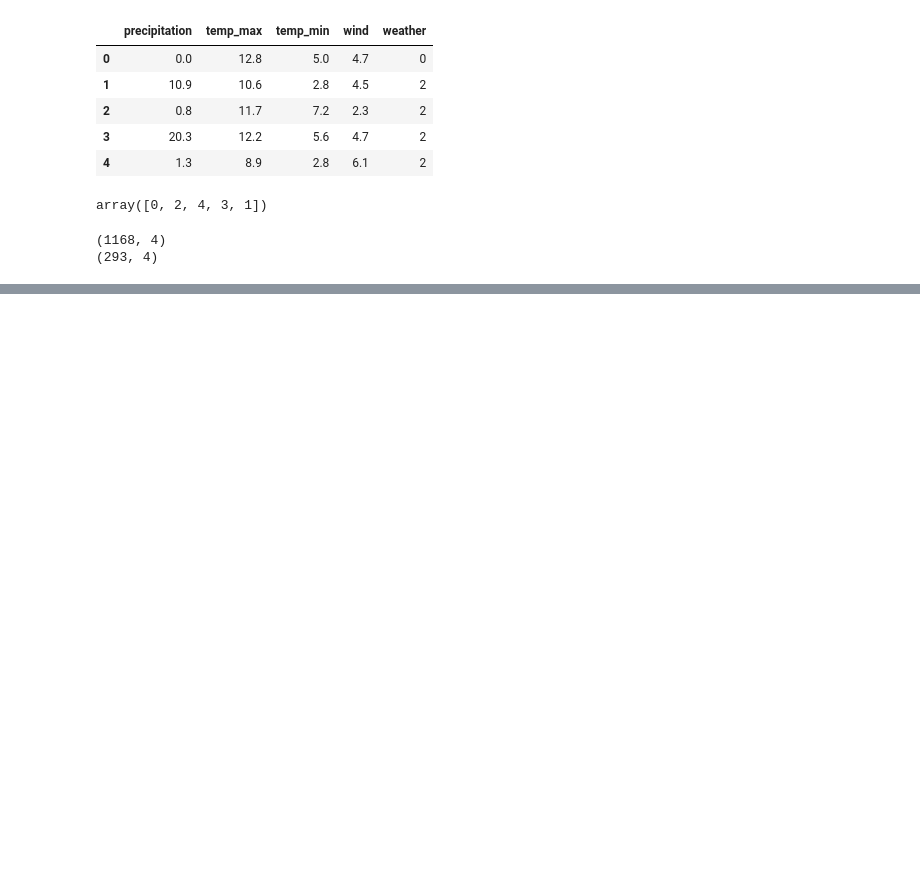
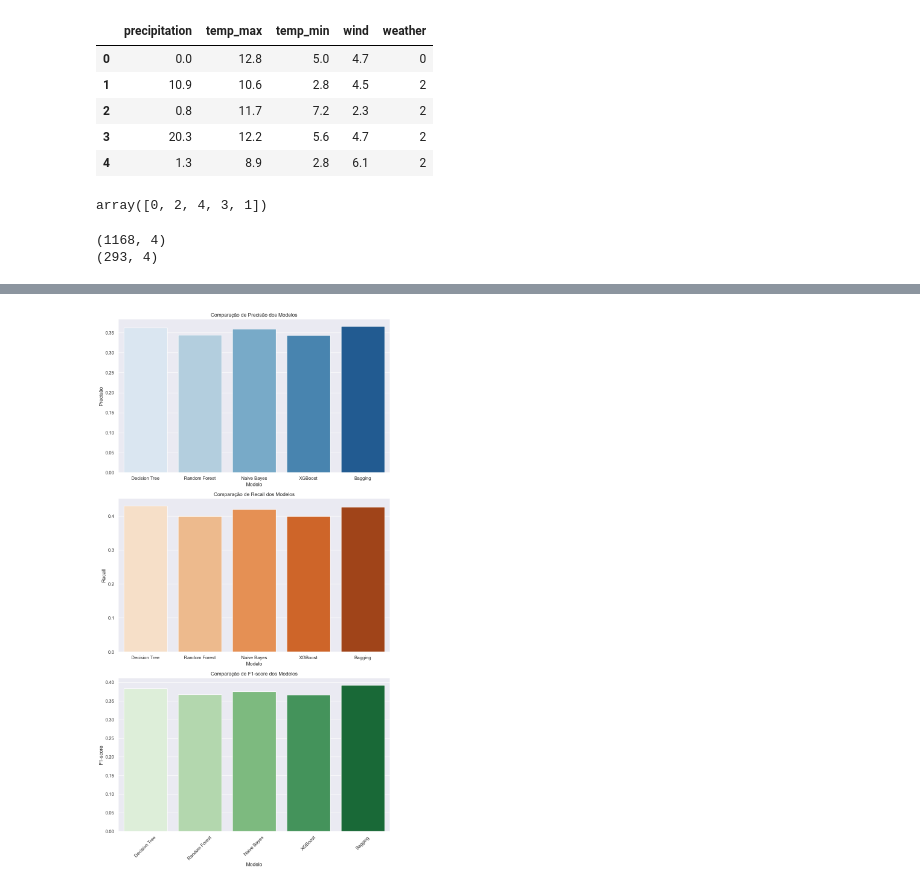
Before and after one commit to ribeir099/Computer-Science, a Jupyter notebook: Graduating/4°Período/IA/TP1/Weather_Prediction.ipynb, the cells around one changed output, grey strips where cells are left out. Cells and saved outputs as stored; diff of their text form; code cells hidden in the pictures; blank space fills up the shorter version.

```diff
--- a/Graduating/4°Período/IA/TP1/Weather_Prediction.ipynb
+++ b/Graduating/4°Período/IA/TP1/Weather_Prediction.ipynb
@@ -207,10 +207,8 @@ bagging_params = {
     'n_estimators': np.arange(10, 200, 10),
     'max_samples': np.linspace(0.1, 1.0, 10),
     'max_features': np.linspace(0.1, 1.0, 10),
-    'bootstrap': [True,False],
     'bootstrap_features': [True,False],
     'oob_score': [True,False],
-    'warm_start': [True,False],
     'n_jobs': [-1],
     'random_state': list(range(0, 43)),
 }
@@ -227,35 +225,35 @@ XGB_params = {
 # Obtendo os melhores hiperparametros para cada modelo
 
 tree_model = DecisionTreeClassifier()
-RS_tree = RandomizedSearchCV(tree_model, param_distributions=tree_params, n_iter=20, cv=10, error_score='raise')
+RS_tree = RandomizedSearchCV(tree_model, param_distributions=tree_params, n_iter=20, cv=10, error_score='raise', n_jobs=-1)
 RS_tree.fit(x_train, y_train)
 best_tree = RS_tree.best_estimator_
 print("Best Tree Params: ", RS_tree.best_params_)
 print("Best Tree Score: ", RS_tree.best_score_)
 
 random_model = RandomForestClassifier()
-RS_random = RandomizedSearchCV(random_model, param_distributions=random_params, n_iter=20, cv=10, error_score='raise')
+RS_random = RandomizedSearchCV(random_model, param_distributions=random_params, n_iter=20, cv=10, error_score='raise', n_jobs=-1)
 RS_random.fit(x_train, y_train)
 best_random = RS_random.best_estimator_
 print("Best Random Params: ", RS_random.best_params_)
 print("Best Random Score: ", RS_random.best_score_)
 
 NB_model = GaussianNB()
-RS_nb = RandomizedSearchCV(NB_model, param_distributions=NB_params, n_iter=20, cv=10, error_score='raise')
+RS_nb = RandomizedSearchCV(NB_model, param_distributions=NB_params, n_iter=20, cv=10, error_score='raise', n_jobs=-1)
 RS_nb.fit(x_train, y_train)
 best_NB = RS_nb.best_estimator_
 print("Best NB Params: ", RS_nb.best_params_)
 print("Best NB Score: ", RS_nb.best_score_)
 
 XGB_model = XGBClassifier()
-RS_xgb = RandomizedSearchCV(XGB_model, param_distributions=XGB_params, n_iter=20, cv=10, error_score='raise')
+RS_xgb = RandomizedSearchCV(XGB_model, param_distributions=XGB_params, n_iter=20, cv=10, error_score='raise', n_jobs=-1)
 RS_xgb.fit(x_train, y_train)
 best_XGB = RS_xgb.best_estimator_
 print("Best XGB Params: ", RS_xgb.best_params_)
 print("Best XGB Score: ", RS_xgb.best_score_)
 
 bagging_model = BaggingClassifier()
-RS_bagging = RandomizedSearchCV(bagging_model, param_distributions=bagging_params, n_iter=20, cv=10, error_score='raise')
+RS_bagging = RandomizedSearchCV(bagging_model, param_distributions=bagging_params, n_iter=20, cv=10, error_score='raise', n_jobs=-1)
 RS_bagging.fit(x_train, y_train)
 best_bagging = RS_bagging.best_estimator_
 print("Best Bagging Params: ", RS_bagging.best_params_)
@@ -290,0 +321,52 @@ print(classification_report(y_test,bagging_pred))
+# %%
+results = {
+    'Modelo': ['Decision Tree', 'Random Forest', 'Naive Bayes', 'XGBoost', 'Bagging'],
+    'Precisão': [
+        classification_report(y_test, tree_pred, output_dict=True)['weighted avg']['precision'],
+        classification_report(y_test, random_pred, output_dict=True)['weighted avg']['precision'],
+        classification_report(y_test, NB_pred, output_dict=True)['weighted avg']['precision'],
+        classification_report(y_test, XGB_pred, output_dict=True)['weighted avg']['precision'],
+        classification_report(y_test, bagging_pred, output_dict=True)['weighted avg']['precision']
+    ],
+    'Recall': [
+        classification_report(y_test, tree_pred, output_dict=True)['weighted avg']['recall'],
+        classification_report(y_test, random_pred, output_dict=True)['weighted avg']['recall'],
+        classification_report(y_test, NB_pred, output_dict=True)['weighted avg']['recall'],
+        classification_report(y_test, XGB_pred, output_dict=True)['weighted avg']['recall'],
+        classification_report(y_test, bagging_pred, output_dict=True)['weighted avg']['recall']
+    ],
+    'F1-score': [
+        classification_report(y_test, tree_pred, output_dict=True)['weighted avg']['f1-score'],
+        classification_report(y_test, random_pred, output_dict=True)['weighted avg']['f1-score'],
+        classification_report(y_test, NB_pred, output_dict=True)['weighted avg']['f1-score'],
+        classification_report(y_test, XGB_pred, output_dict=True)['weighted avg']['f1-score'],
+        classification_report(y_test, bagging_pred, output_dict=True)['weighted avg']['f1-score']
+    ]
+}
+
+# Criar um DataFrame a partir do dicionário
+df = pd.DataFrame(results)
+
+# Criar gráficos separados para cada métrica usando subplots
+fig, axes = plt.subplots(3, 1, figsize=(10, 18))
+
+# Gráfico para Precisão
+sns.barplot(x='Modelo', y='Precisão', data=df, palette='Blues', ax=axes[0])
+axes[0].set_ylabel('Precisão')
+axes[0].set_title('Comparação de Precisão dos Modelos')
+
+# Gráfico para Recall
+sns.barplot(x='Modelo', y='Recall', data=df, palette='Oranges', ax=axes[1])
+axes[1].set_ylabel('Recall')
+axes[1].set_title('Comparação de Recall dos Modelos')
+
+# Gráfico para F1-score
+sns.barplot(x='Modelo', y='F1-score', data=df, palette='Greens', ax=axes[2])
+axes[2].set_ylabel('F1-score')
+axes[2].set_title('Comparação de F1-score dos Modelos')
+
+plt.tight_layout()
+plt.xticks(rotation=45)
+plt.show()
+# %% [output]
+[figure, added]
```
Also changed, not shown: parts of 11 cells of this notebook.
